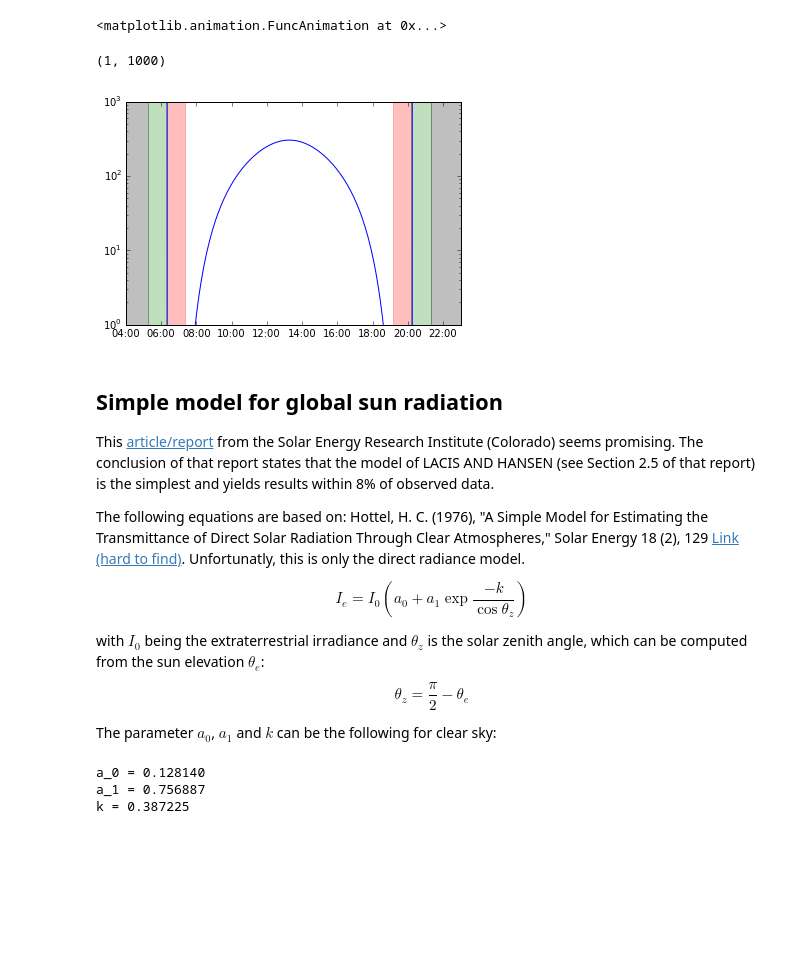
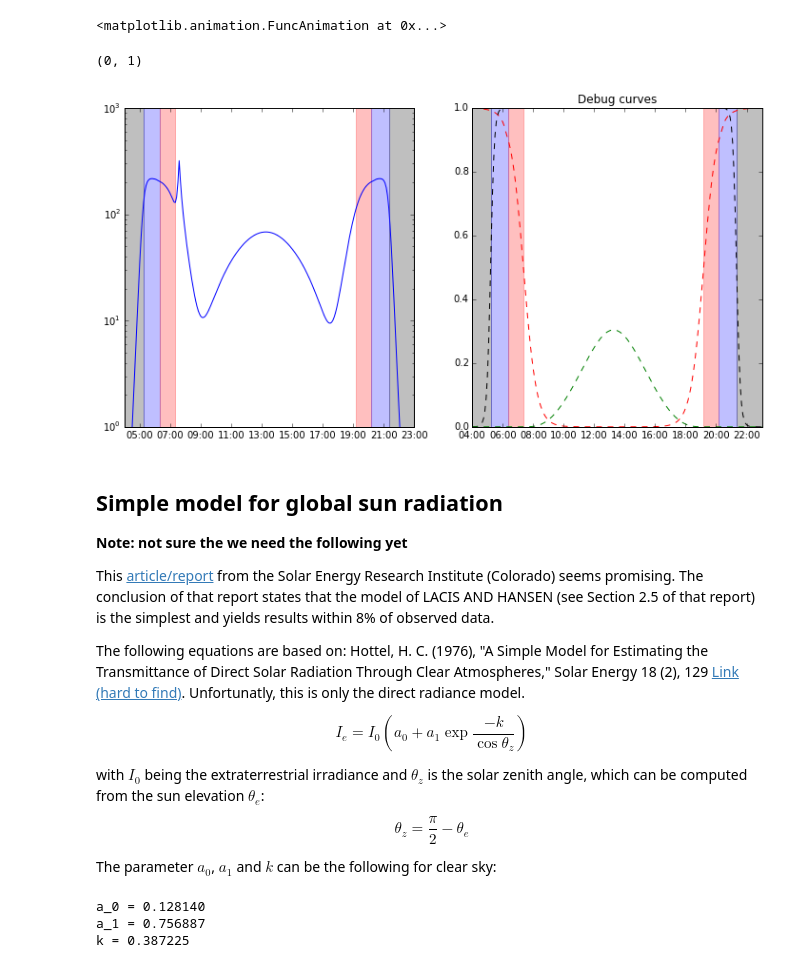
Before and after one commit to utiasASRL/shadow_modeling, a Jupyter notebook: SunShadowComputation.ipynb, the cells around one changed output. Drawn from its saved outputs; the diff is of its cells as text; code cells hidden in the pictures; blank space fills up the shorter version.

Commit message:
added soft shadow model

```diff
--- a/SunShadowComputation.ipynb
+++ b/SunShadowComputation.ipynb
@@ -65,6 +68,8 @@ format_HM = DateFormatter('%H:%M')
 
 # different dawns
 horizon_shadows = np.radians(10)
+effective_horizon = np.radians(10)
+sensor_limit = np.radians(-12)
 dawn_civil = np.radians(-6)         # street lights are required to continue normal activities
 dawn_nautical = np.radians(-12)     # sailors can take reliable star sightings of well-known stars
 dawn_astronomical = np.radians(-18) # dark enough to watch the stars
@@ -151,7 +191,7 @@ def compute_shadow(object_height, altitude, azimuth):
     if(altitude > 0):
         shadow_length = object_height/np.tan(altitude)
     else:
-        shadow_length = 0. # was infinit
+        shadow_length = 100000 # was infinit
 
     x = shadow_length * np.cos(azimuth)
     y = shadow_length * np.sin(azimuth)
@@ -226,6 +266,19 @@ animation.FuncAnimation(fig, animate,
                         frames=nb_data, interval=50, blit=True)
 # %% [output]
 <matplotlib.animation.FuncAnimation at 0x...>
+# %%
+def shadow_diff(teach_shadow_tip, repeat_shadow_tip):
+    '''
+    This is based on Hausdorff distance with an exponential map.
+    See https://en.wikipedia.org/wiki/Hausdorff_distance
+    '''
+    return np.exp(-((norm(teach_shadow_tip - repeat_shadow_tip))**1.)/0.05)
+# %%
+def compute_soft_ratio(sun_altitude, effective_horizon):
+    '''
+    Smooth transition between soft and hard shadows using sigmoids.
+    '''
+    return 1/(1 + np.exp(((sun_altitude - effective_horizon))/.08))
 # %%
 nb_data = len(table.index)
 
@@ -254,33 +329,54 @@ for repeat_id in np.arange(nb_data):
 # %%
 early = table.sun_azimuth < -np.pi
 late = table.sun_azimuth > -np.pi
 
 time_shadow_rise = (table.sun_altitude[early] - horizon_shadows).abs().argmin()
 time_shadow_set = (table.sun_altitude[late] - horizon_shadows).abs().argmin()
 time_sun_rise = table.sun_altitude[early].abs().argmin()
 time_sun_set = table.sun_altitude[late].abs().argmin()
 time_dawn = (table.sun_altitude[early] - dawn_nautical).abs().argmin()
 time_dusk = (table.sun_altitude[late] - dawn_nautical).abs().argmin()
 
+fig = plt.figure(figsize=(12,6))
 
-plt.axvspan(table.index[0], time_dawn, color='k', alpha=0.25)
-plt.axvspan(time_dawn, time_sun_rise, color='g', alpha=0.25)
-plt.axvspan(time_sun_rise, time_shadow_rise, color='r', alpha=0.25)
-plt.axvspan(time_sun_set, time_shadow_set, color='r', alpha=0.25)
-plt.axvspan(time_dusk, time_sun_set, color='g', alpha=0.25)
-plt.axvspan(table.index[-1], time_dusk, color='k', alpha=0.25)
+ax1 = fig.add_subplot(121)
+ax1.axvspan(table.index[0], time_dawn, color='k', alpha=0.25)
+ax1.axvspan(time_dawn, time_sun_rise, color='b', alpha=0.25)
+ax1.axvspan(time_sun_rise, time_shadow_rise, color='r', alpha=0.25)
+ax1.axvspan(time_sun_set, time_shadow_set, color='r', alpha=0.25)
+ax1.axvspan(time_dusk, time_sun_set, color='b', alpha=0.25)
+ax1.axvspan(table.index[-1], time_dusk, color='k', alpha=0.25)
 
-plt.plot_date(table.index, shadow_similarity*1000, '-')
-#plt.plot_date(table.index, shadow_edge, 'r-')
+ax1.plot_date(table.index, ratio_features*600, '-')
 
-plt.gca().xaxis.set_major_formatter(format_HM)
-plt.gca().set_yscale('log')
-plt.ylim((1,1000))
+ax1.xaxis.set_major_formatter(format_HM)
+ax1.set_yscale('log')
+ax1.set_ylim((1,1000))
+
+# Second plot for the weights
+ax2 = fig.add_subplot(122)
+ax2.axvspan(table.index[0], time_dawn, color='k', alpha=0.25)
+ax2.axvspan(time_dawn, time_sun_rise, color='b', alpha=0.25)
+ax2.axvspan(time_sun_rise, time_shadow_rise, color='r', alpha=0.25)
+ax2.axvspan(time_sun_set, time_shadow_set, color='r', alpha=0.25)
+ax2.axvspan(time_dusk, time_sun_set, color='b', alpha=0.25)
+ax2.axvspan(table.index[-1], time_dusk, color='k', alpha=0.25)
+
+ax2.plot_date(table.index, shadow_soft_weight, 'r--')
+ax2.plot_date(table.index, auto_exposure_limit, 'k--')
+ax2.plot_date(table.index, shadow_similarity_soft, 'g--')
+
+ax2.xaxis.set_major_formatter(format_HM)
+ax2.set_title('Debug curves')
+ax2.set_ylim((0,1))
 # %% [output]
-(1, 1000)
+(0, 1)
-[figure, old version]
+[figure, new version]
 # %% [markdown]
 ## Simple model for global sun radiation
+
+__Note: not sure the we need the following yet__
+
 This [article/report](http://www.nrel.gov/rredc/pdfs/761.pdf) from the Solar Energy Research Institute (Colorado) seems promising.
 The conclusion of that report states that the model of LACIS AND HANSEN (see Section 2.5 of that report) is the simplest and yields results within 8% of observed data.
 
```
Also changed, not shown: parts of 10 cells of this notebook, 1 other file.
